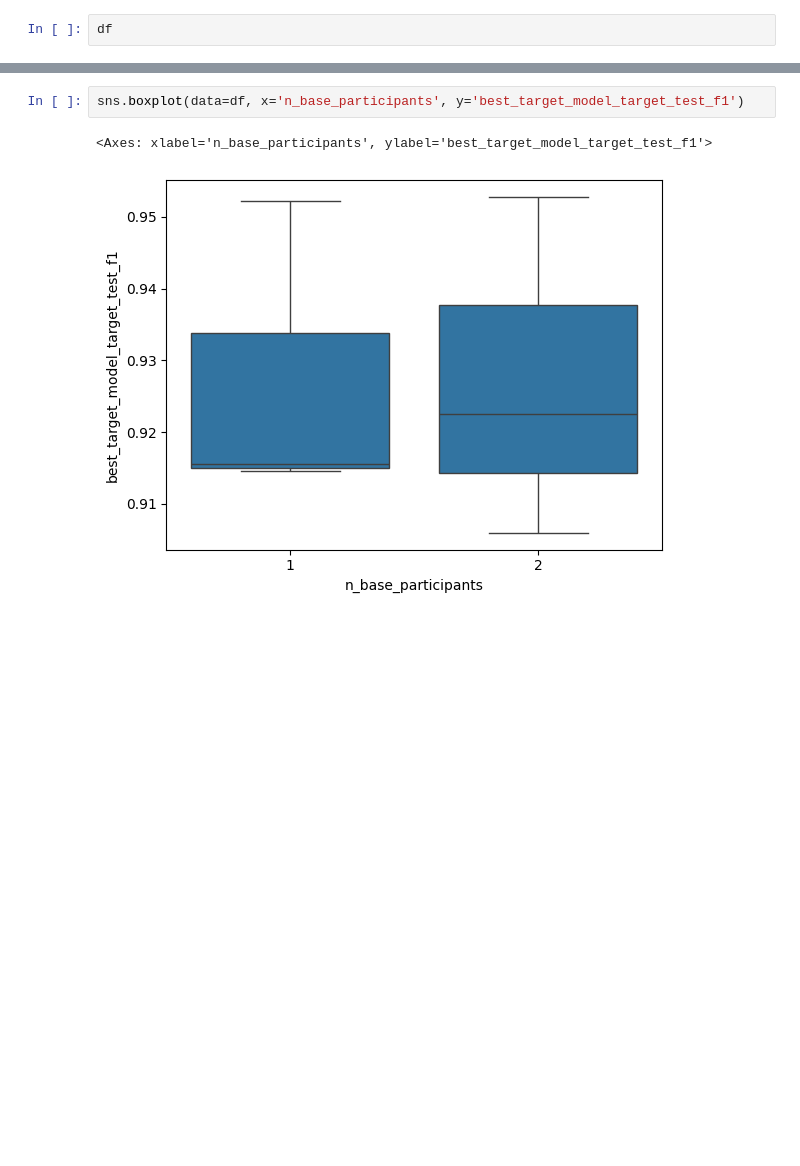
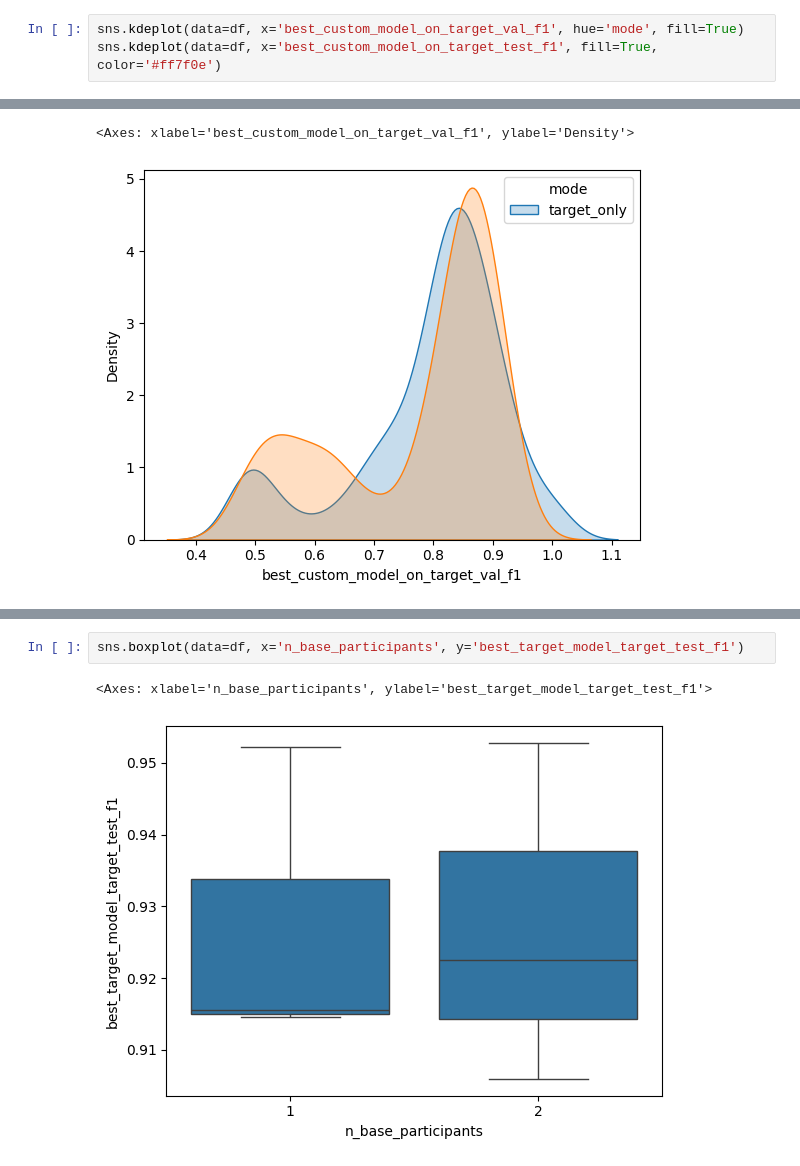
Before and after one commit to smithandrewk/ml-customization, a Jupyter notebook: eval copy.ipynb, the cells around one changed output, grey strips where cells are left out. Drawn from its saved outputs; the diff is of its cells as text; blank space fills up the shorter version.

```diff
--- a/eval copy.ipynb
+++ b/eval copy.ipynb
@@ -43,3 +80,4 @@ df = pd.DataFrame(data)
 # %%
-df
+sns.kdeplot(data=df, x='best_custom_model_on_target_val_f1', hue='mode', fill=True)
+sns.kdeplot(data=df, x='best_custom_model_on_target_test_f1', fill=True, color='#ff7f0e')
 # %% [output]
@@ -63,3 +84,5 @@ df
+<Axes: xlabel='best_custom_model_on_target_val_f1', ylabel='Density'>
+[figure, added]
 # %%
 # Create a 2x2 subplot layout
 fig, axes = plt.subplots(2, 2, figsize=(12, 8))
```
Also changed, not shown: parts of 6 cells of this notebook, 2 other files.
